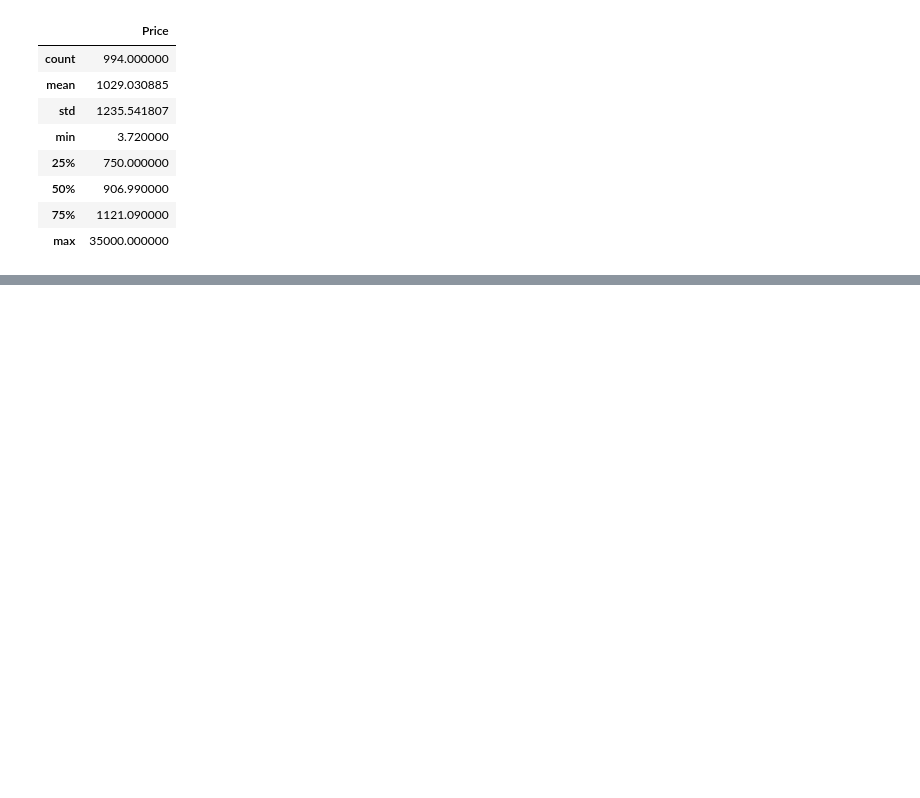
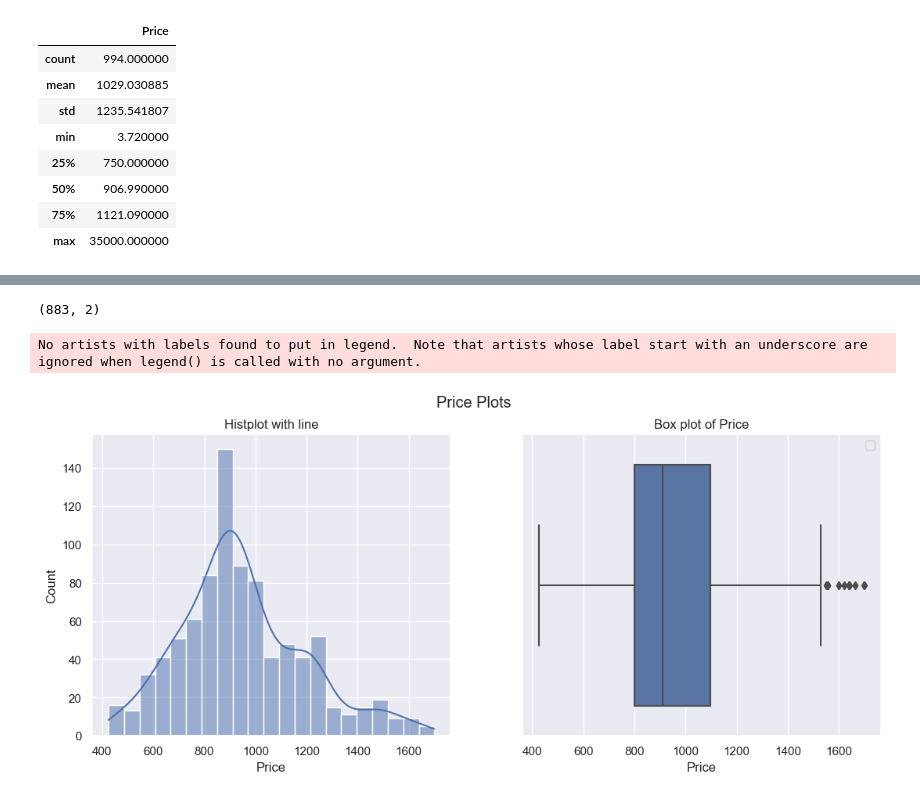
Before and after one commit to kunkoala/ds_ebay_iphone_prices, a Jupyter notebook: ebay_iphone_prices.ipynb, the cells around one changed output, grey strips where cells are left out. Cells and saved outputs as stored; diff of their text form; code cells hidden in the pictures; blank space fills up the shorter version.

```diff
--- a/ebay_iphone_prices.ipynb
+++ b/ebay_iphone_prices.ipynb
@@ -89,0 +116,17 @@ df.describe()
+# %%
+df.shape
+# %% [output]
+(883, 2)
+# %%
+fig, axes = plt.subplots(1, 2, sharex=True, figsize=(13,5))
+sns.set_theme()
+fig.suptitle('Price Plots')
+sns.histplot(ax=axes[0], data=df, x=df['Price'], kde=True)
+axes[0].set_title('Histplot with line')
+sns.boxplot(ax=axes[1], data=df, x=df['Price'])
+axes[1].set_title('Box plot of Price')
+plt.legend()
+plt.show()
+# %% [output]
+No artists with labels found to put in legend.  Note that artists whose label start with an underscore are ignored when legend() is called with no argument.
+[figure, added]
```
Also changed, not shown: parts of 33 cells of this notebook.
